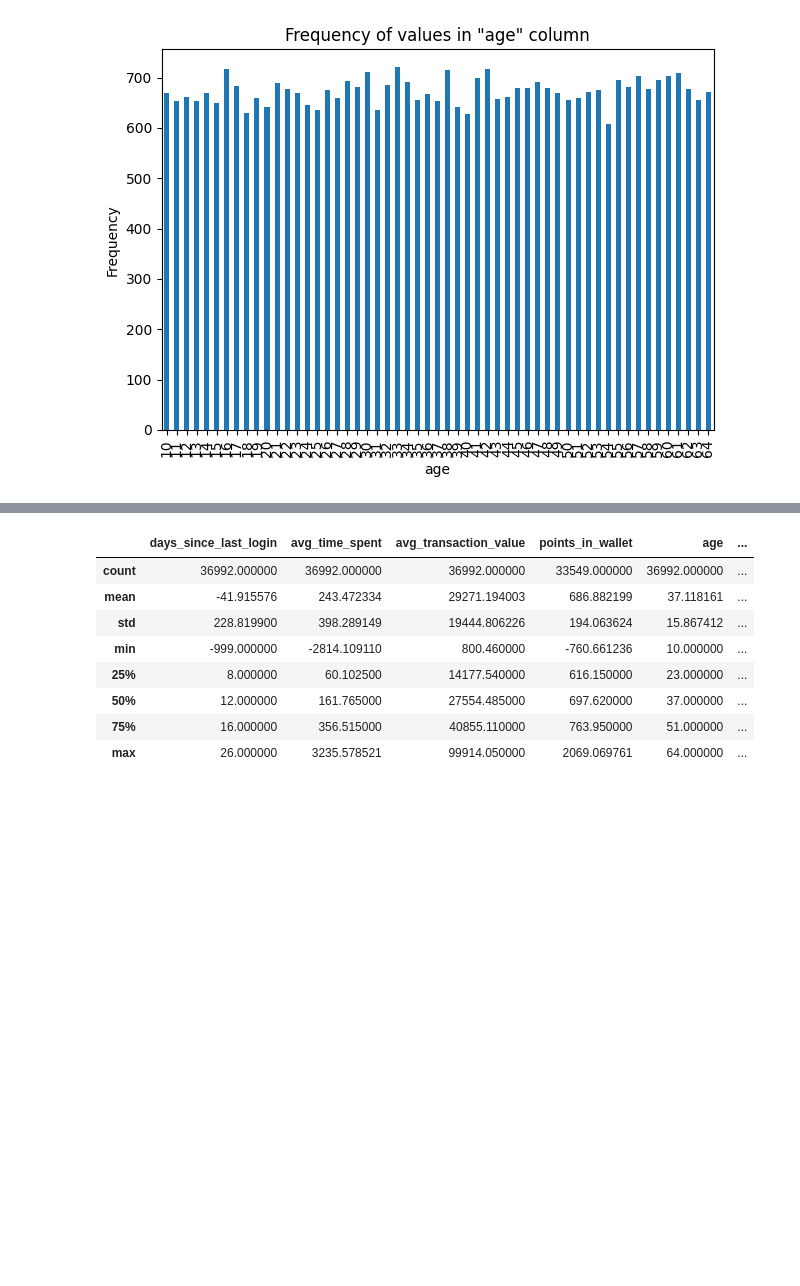
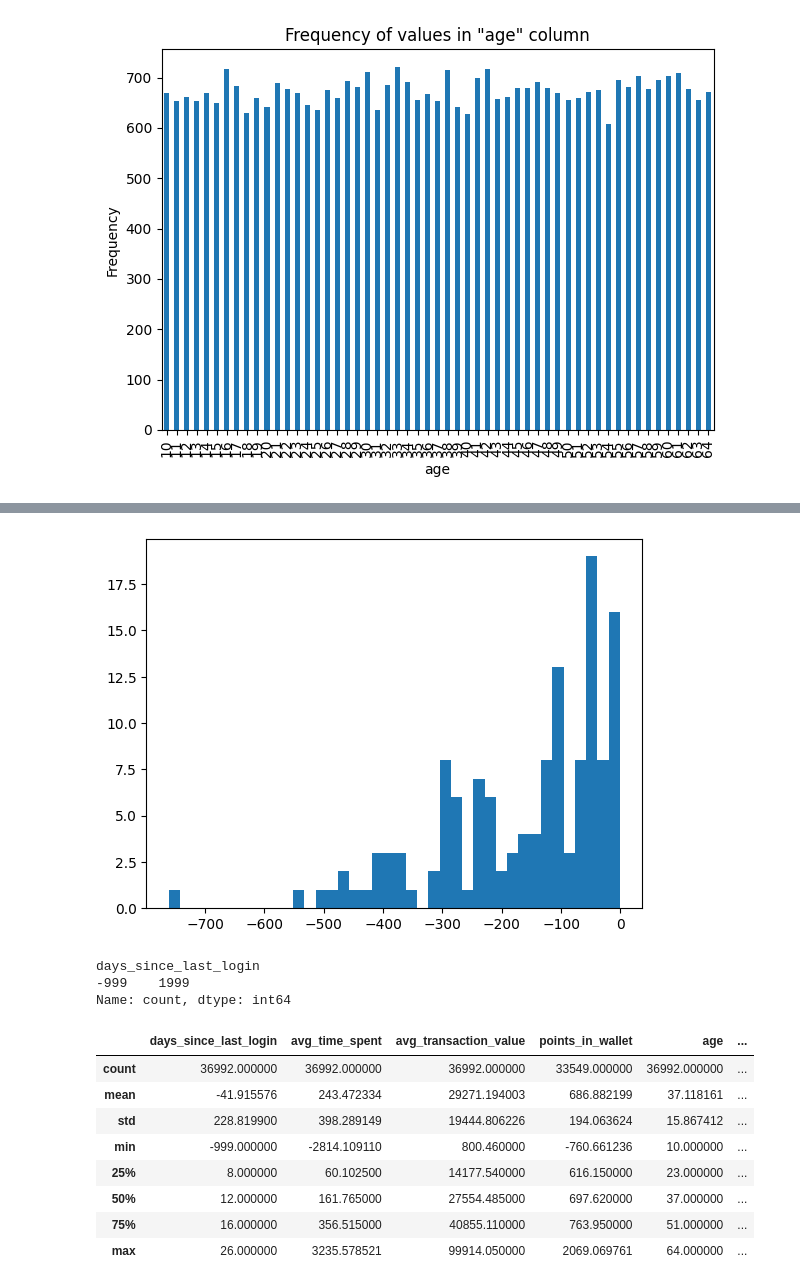
Before and after one commit to aviraljain99/customer-churn-analysis, a Jupyter notebook: dataset_eda.ipynb, the cells around one changed output, grey strips where cells are left out. Drawn from its saved outputs; the diff is of its cells as text; code cells hidden in the pictures; blank space fills up the shorter version.

```diff
--- a/dataset_eda.ipynb
+++ b/dataset_eda.ipynb
@@ -157,3 +161,14 @@ plot_frequency("avg_time_spent", df)
+# %%
+plt.hist(list(df["points_in_wallet"][df["points_in_wallet"] < 0].values), bins=40)
+plt.show()
+# %% [output]
+[figure, added]
+# %%
+df["days_since_last_login"][df["days_since_last_login"] < 0].value_counts()
+# %% [output]
+days_since_last_login
+-999    1999
+Name: count, dtype: int64
 # %%
 df[numerical_columns].describe()
 # %% [output]
```
Also changed, not shown: parts of 30 cells of this notebook.
